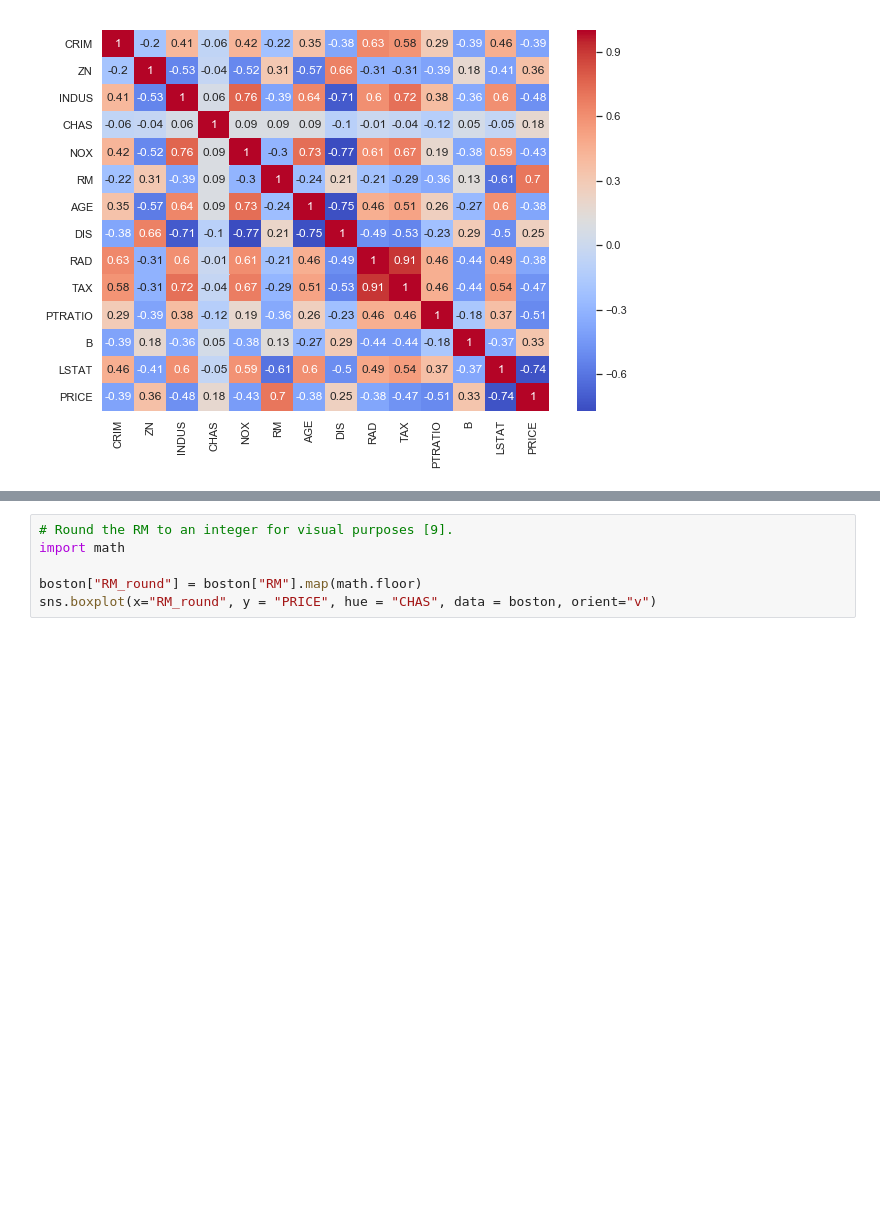
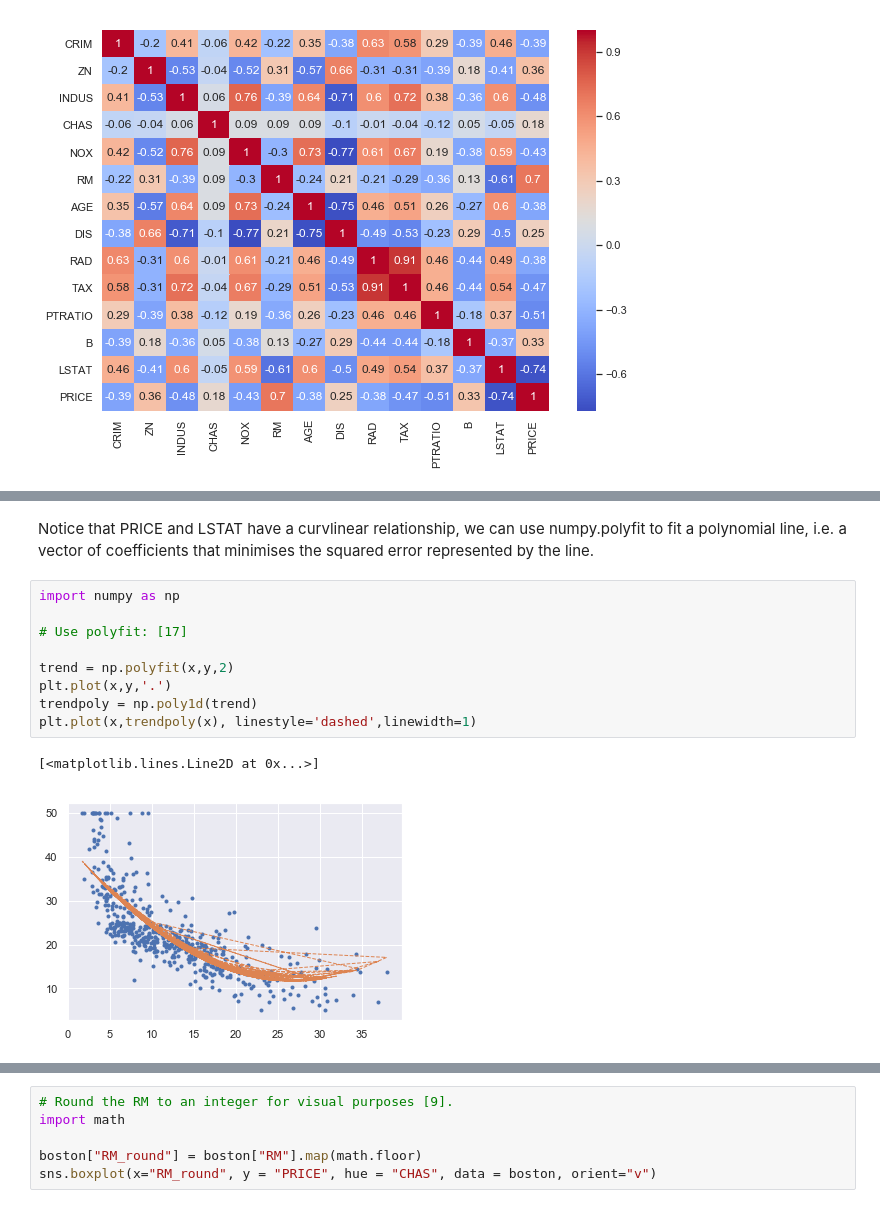
Before and after one commit to Datagatherer2357/Machine-Learning-and-Statistics-2019-Assessment, a Jupyter notebook: Machine-Learning-and-Statistics-2019-Assessment.ipynb, the cells around one changed output, grey strips where cells are left out. Saved outputs shown, nothing was run; the diff lists cells and outputs as text; blank space fills up the shorter version.

```diff
--- a/Machine-Learning-and-Statistics-2019-Assessment.ipynb
+++ b/Machine-Learning-and-Statistics-2019-Assessment.ipynb
@@ -367 +443,15 @@ Great, now we have a nice matrix with a heatmap function to enhance the salience
+# %% [markdown]
+Notice that PRICE and LSTAT have a curvlinear relationship, we can use numpy.polyfit to fit a polynomial line, i.e. a vector of coefficients that minimises the squared error represented by the line.
+# %%
+import numpy as np
+
+# Use polyfit: [17]
+
+trend = np.polyfit(x,y,2)
+plt.plot(x,y,'.')
+trendpoly = np.poly1d(trend)
+plt.plot(x,trendpoly(x), linestyle='dashed',linewidth=1)
+# %% [output]
+[<matplotlib.lines.Line2D at 0x...>]
+[figure, added]
 # %% [markdown]
```
Also changed, not shown: parts of 13 cells of this notebook.
